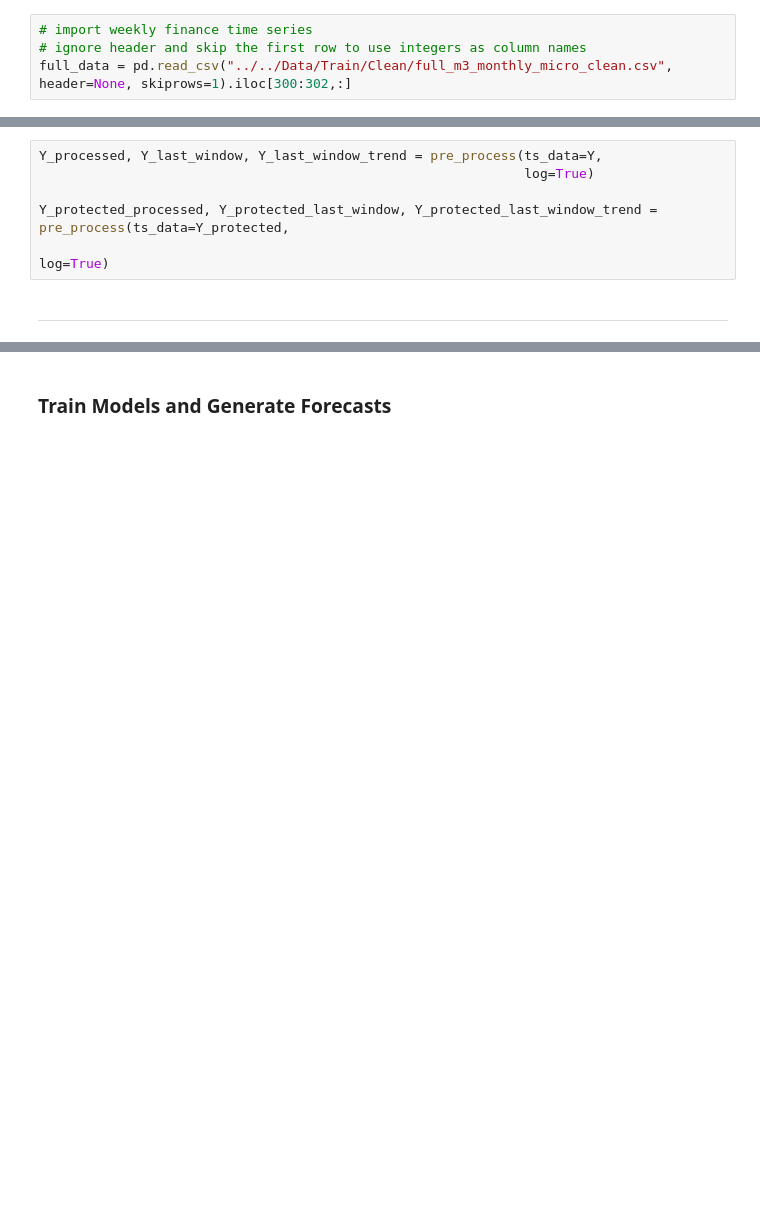
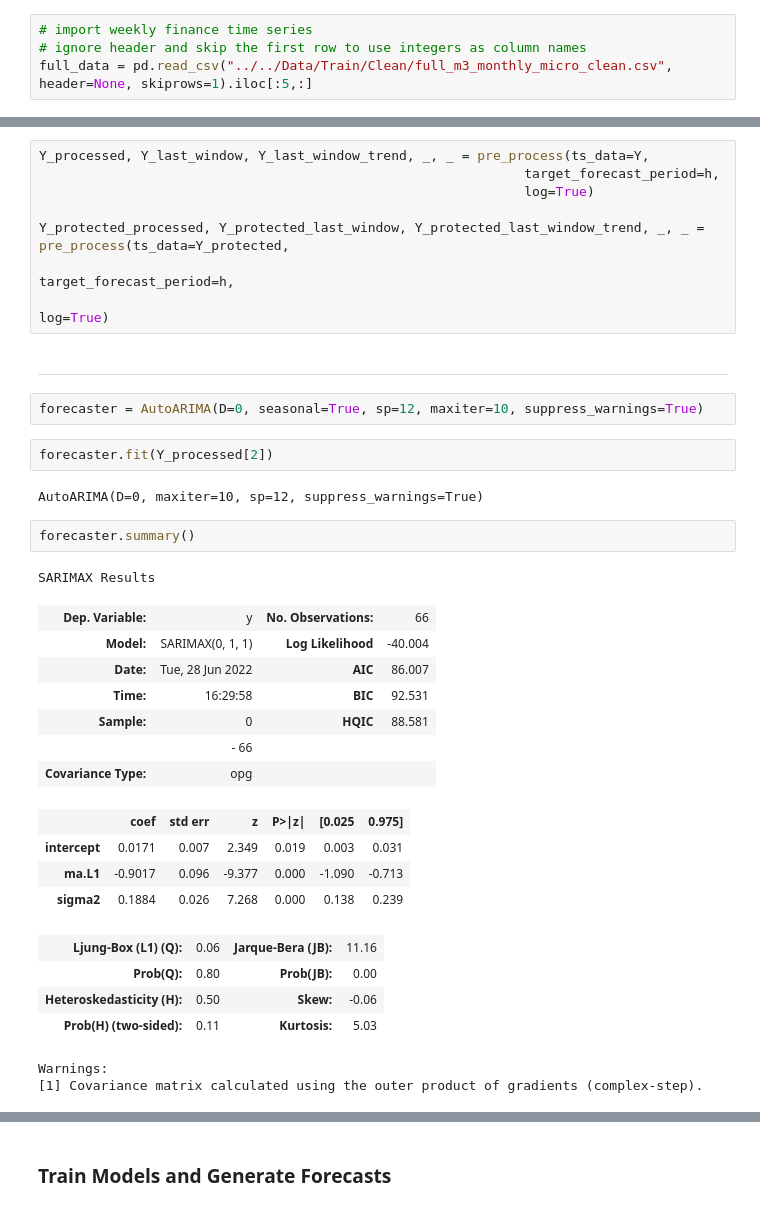
Before and after one commit to cdbale/Privacy-and-Forecasting-Empirical, a Jupyter notebook: Code/Analysis/ARIMA.ipynb, the cells around one changed output, grey strips where cells are left out. Drawn from its saved outputs; the diff is of its cells as text; blank space fills up the shorter version.

```diff
--- a/Code/Analysis/ARIMA.ipynb
+++ b/Code/Analysis/ARIMA.ipynb
@@ -22,7 +22,7 @@ from sktime.forecasting.compose import TransformedTargetForecaster
 # %%
 # import weekly finance time series
 # ignore header and skip the first row to use integers as column names
-full_data = pd.read_csv("../../Data/Train/Clean/full_m3_monthly_micro_clean.csv", header=None, skiprows=1).iloc[300:302,:]
+full_data = pd.read_csv("../../Data/Train/Clean/full_m3_monthly_micro_clean.csv", header=None, skiprows=1).iloc[:5,:]
 # %%
 # convert to a list of series, potentially with different lengths
 full_data = [x.dropna() for _, x in full_data.iterrows()]
@@ -44,10 +44,39 @@ Y_protected = apply_data_protection(Y, coding_type="Top", coding_percentage=0.10
 # %% [markdown]
 ### Pre-Process the Data
 # %%
-Y_processed, Y_last_window, Y_last_window_trend = pre_process(ts_data=Y,
+Y_processed, Y_last_window, Y_last_window_trend, _, _ = pre_process(ts_data=Y,
+                                                              target_forecast_period=h,
                                                               log=True)
 
-Y_protected_processed, Y_protected_last_window, Y_protected_last_window_trend = pre_process(ts_data=Y_protected,
+Y_protected_processed, Y_protected_last_window, Y_protected_last_window_trend, _, _ = pre_process(ts_data=Y_protected,
+                                                                                            target_forecast_period=h,
                                                                                             log=True)
 # %% [markdown]
 ***
+# %%
+forecaster = AutoARIMA(D=0, seasonal=True, sp=12, maxiter=10, suppress_warnings=True)
+# %%
+forecaster.fit(Y_processed[2])
+# %% [output]
+AutoARIMA(D=0, maxiter=10, sp=12, suppress_warnings=True)
+# %%
+forecaster.summary()
+# %% [output]
+SARIMAX Results
+| Dep. Variable: | y | No. Observations: | 66 |
+| Model: | SARIMAX(0, 1, 1) | Log Likelihood | -40.004 |
+| Date: | Tue, 28 Jun 2022 | AIC | 86.007 |
+| Time: | 16:29:58 | BIC | 92.531 |
+| Sample: | 0 | HQIC | 88.581 |
+|  | - 66 |  |  |
+| Covariance Type: | opg |  |  |
+|  | coef | std err | z | P>|z| | [0.025 | 0.975] |
+| intercept | 0.0171 | 0.007 | 2.349 | 0.019 | 0.003 | 0.031 |
+| ma.L1 | -0.9017 | 0.096 | -9.377 | 0.000 | -1.090 | -0.713 |
+| sigma2 | 0.1884 | 0.026 | 7.268 | 0.000 | 0.138 | 0.239 |
+| Ljung-Box (L1) (Q): | 0.06 | Jarque-Bera (JB): | 11.16 |
+| Prob(Q): | 0.80 | Prob(JB): | 0.00 |
+| Heteroskedasticity (H): | 0.50 | Skew: | -0.06 |
+| Prob(H) (two-sided): | 0.11 | Kurtosis: | 5.03 |
+Warnings:
+[1] Covariance matrix calculated using the outer product of gradients (complex-step).
```
Also changed, not shown: parts of 5 cells of this notebook, 31 other files.
